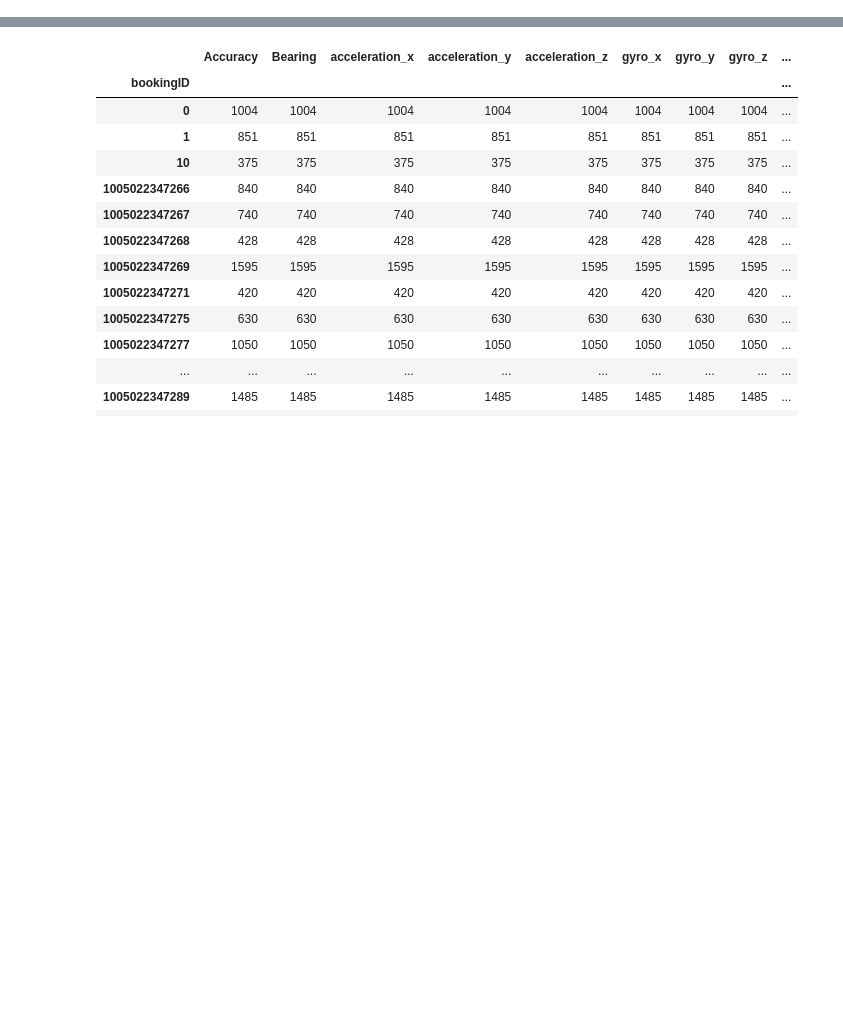
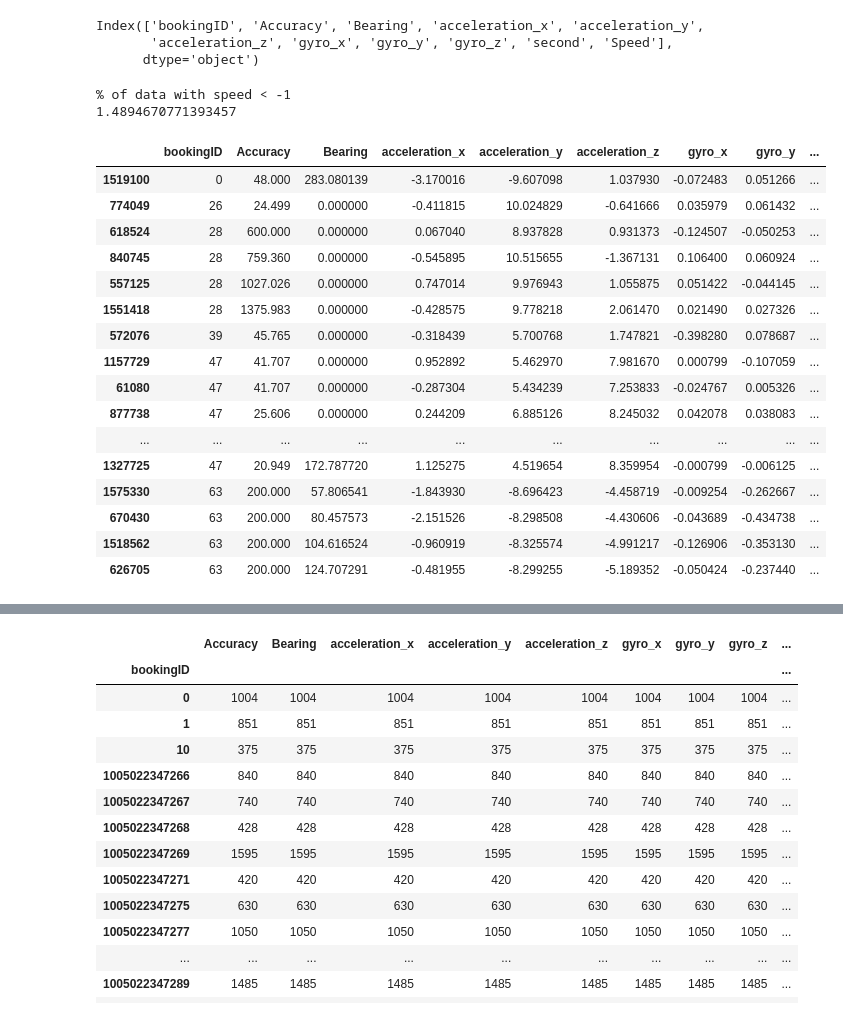
Before and after one commit to gerpang/AMLProject_GrabSafety, a Jupyter notebook: notebooks/1DataPrep.ipynb, the cells around one changed output, grey strips where cells are left out. Cells and saved outputs as stored; diff of their text form; code cells hidden in the pictures; blank space fills up the shorter version.

```diff
--- a/notebooks/2Baseline_Test-Ger.ipynb
+++ b/notebooks/1DataPrep.ipynb
@@ -8,3 +8,5 @@ from mpl_toolkits import mplot3d
 import math
 from sklearn.model_selection import train_test_split
 import pickle
+
+pd.options.display.float_format = '{:20,.2f}'.format # formatting
@@ -15,0 +57,30 @@ labels = pd.read_csv("./data/labels/cleaned_labels.csv", index_col=0)
+# %%
+data.columns
+# %% [output]
+Index(['bookingID', 'Accuracy', 'Bearing', 'acceleration_x', 'acceleration_y',
+       'acceleration_z', 'gyro_x', 'gyro_y', 'gyro_z', 'second', 'Speed'],
+      dtype='object')
+# %%
+print('% of data with speed < -1 ')
+print(len(data[data.Speed < 0]) / len(data) * 100)
+data[(data.Speed < 0) & (data.Accuracy > 20)].head(20)
+# %% [output]
+% of data with speed < -1
+1.4894670771393457
+|  | bookingID | Accuracy | Bearing | acceleration_x | acceleration_y | acceleration_z | gyro_x | gyro_y | ... |
+| 1519100 | 0 | 48.000 | 283.080139 | -3.170016 | -9.607098 | 1.037930 | -0.072483 | 0.051266 | ... |
+| 774049 | 26 | 24.499 | 0.000000 | -0.411815 | 10.024829 | -0.641666 | 0.035979 | 0.061432 | ... |
+| 618524 | 28 | 600.000 | 0.000000 | 0.067040 | 8.937828 | 0.931373 | -0.124507 | -0.050253 | ... |
+| 840745 | 28 | 759.360 | 0.000000 | -0.545895 | 10.515655 | -1.367131 | 0.106400 | 0.060924 | ... |
+| 557125 | 28 | 1027.026 | 0.000000 | 0.747014 | 9.976943 | 1.055875 | 0.051422 | -0.044145 | ... |
+| 1551418 | 28 | 1375.983 | 0.000000 | -0.428575 | 9.778218 | 2.061470 | 0.021490 | 0.027326 | ... |
+| 572076 | 39 | 45.765 | 0.000000 | -0.318439 | 5.700768 | 1.747821 | -0.398280 | 0.078687 | ... |
+| 1157729 | 47 | 41.707 | 0.000000 | 0.952892 | 5.462970 | 7.981670 | 0.000799 | -0.107059 | ... |
+| 61080 | 47 | 41.707 | 0.000000 | -0.287304 | 5.434239 | 7.253833 | -0.024767 | 0.005326 | ... |
+| 877738 | 47 | 25.606 | 0.000000 | 0.244209 | 6.885126 | 8.245032 | 0.042078 | 0.038083 | ... |
+| ... | ... | ... | ... | ... | ... | ... | ... | ... | ... |
+| 1327725 | 47 | 20.949 | 172.787720 | 1.125275 | 4.519654 | 8.359954 | -0.000799 | -0.006125 | ... |
+| 1575330 | 63 | 200.000 | 57.806541 | -1.843930 | -8.696423 | -4.458719 | -0.009254 | -0.262667 | ... |
+| 670430 | 63 | 200.000 | 80.457573 | -2.151526 | -8.298508 | -4.430606 | -0.043689 | -0.434738 | ... |
+| 1518562 | 63 | 200.000 | 104.616524 | -0.960919 | -8.325574 | -4.991217 | -0.126906 | -0.353130 | ... |
+| 626705 | 63 | 200.000 | 124.707291 | -0.481955 | -8.299255 | -5.189352 | -0.050424 | -0.237440 | ... |
```
Also changed, not shown: parts of 18 cells of this notebook, 8 other files.
